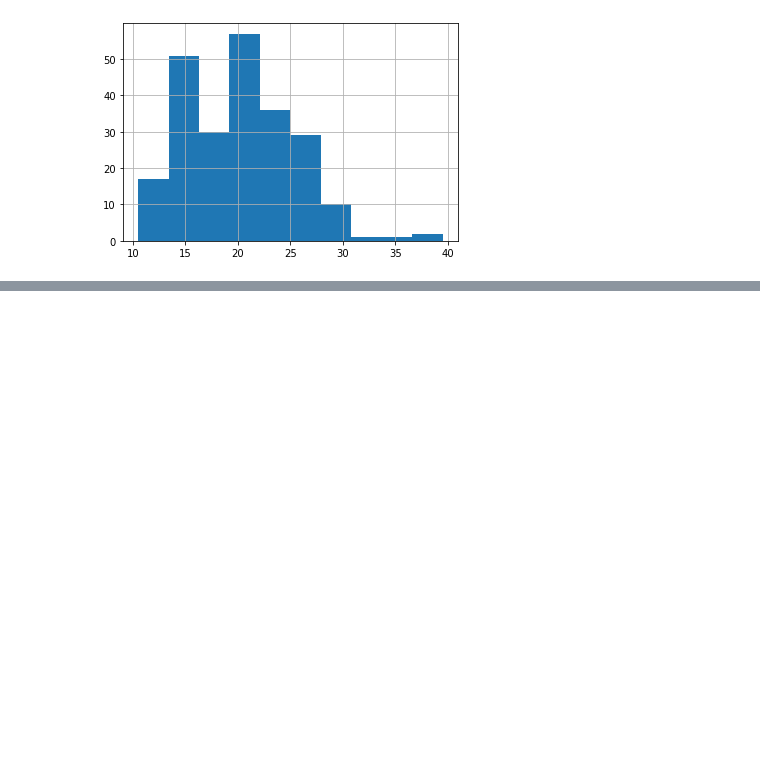
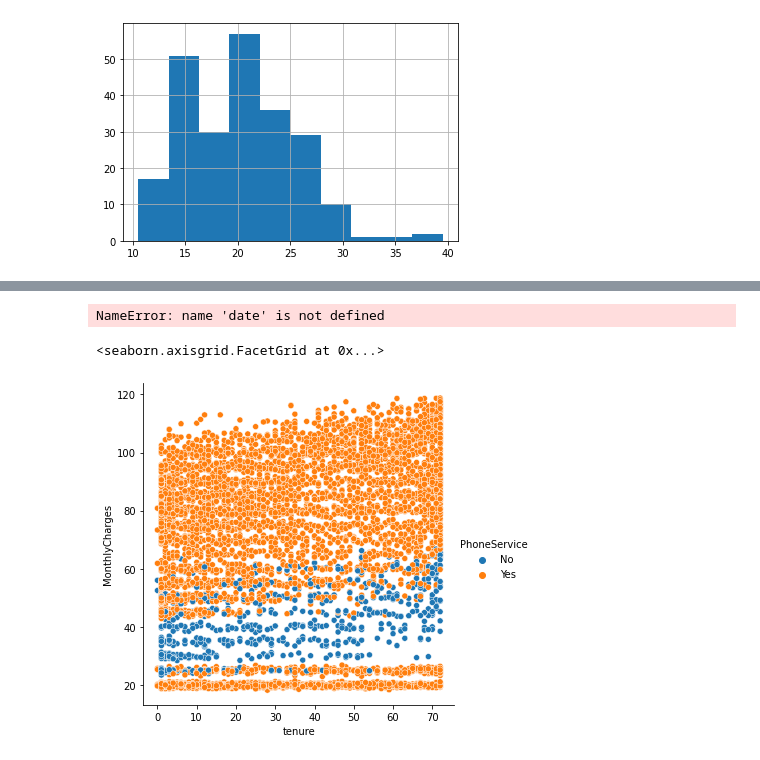
Before and after one commit to barbmarques/statistics-exercises, a Jupyter notebook: hypothesis_testing.ipynb, the cells around one changed output, grey strips where cells are left out. Drawn from its saved outputs; the diff is of its cells as text; code cells hidden in the pictures; blank space fills up the shorter version.

```diff
--- a/hypothesis_testing.ipynb
+++ b/hypothesis_testing.ipynb
@@ -200,0 +300,10 @@ stats.ttest_1samp(fe_compact, )
+# %%
+import pandas as pd
+import numpy as np
+import matplotlib.pyplot as plt
+from math import sqrt
+from scipy import stats
+from pydataset import data
+
+telco = pd.read_csv('Cust_Churn_Telco.csv')
+telco.head(1)
@@ -200,0 +314,11 @@ stats.ttest_1samp(fe_compact, )
+# %%
+telco.dropna()
+telco
+
+
+# in the event of nans:
+#. df = df.dropna()
+
+# in the event of empty strings
+
+telco['TotalCharges'] = (telco.TotalCharges + '0').astype(float)
@@ -200,0 +375,9 @@ stats.ttest_1samp(fe_compact, )
+# %%
+numbahz["time_here"] = (date.today() - numbahz['hire_date']).dt.days
+# %% [output]
+NameError: name 'date' is not defined
+# %%
+sns.relplot(x='tenure', y='MonthlyCharges', hue='PhoneService',data=telco)
+# %% [output]
+<seaborn.axisgrid.FacetGrid at 0x...>
+[figure, added]
```
Also changed, not shown: parts of 59 cells of this notebook.
